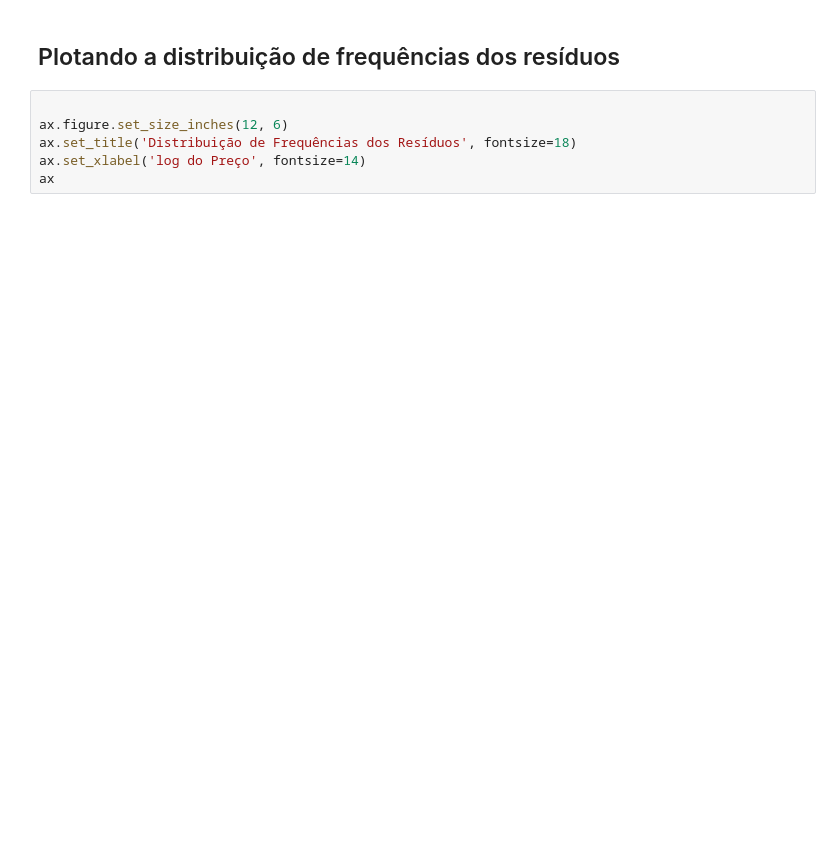
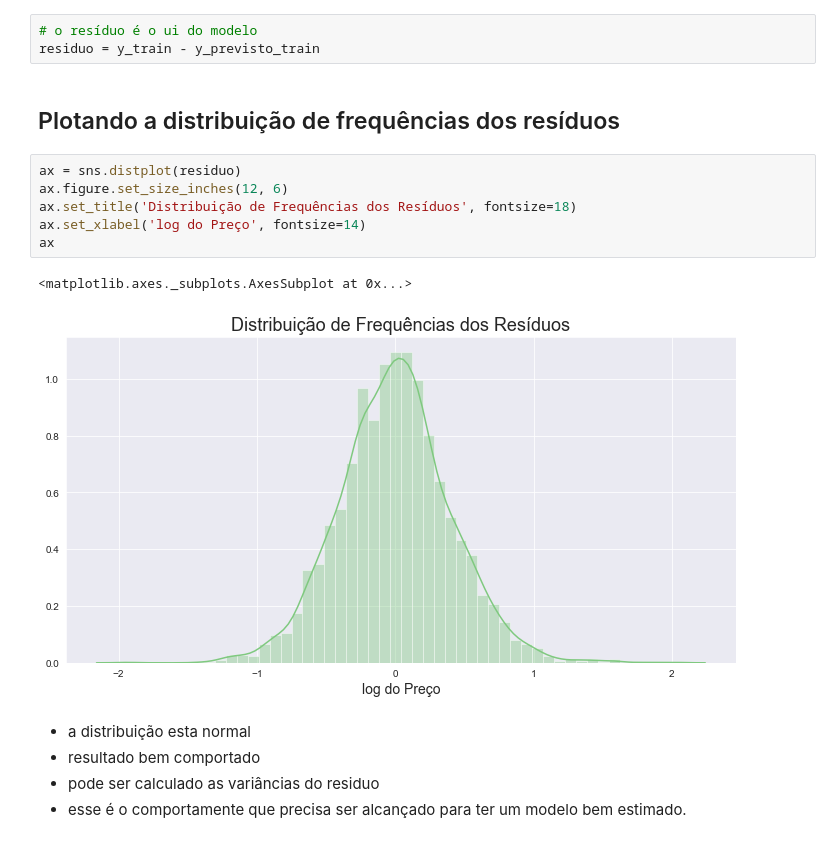
Before and after one commit to fkfouri/PythonStudy, a Jupyter notebook: data-science/regressao_linear_II/Regressão Linear.ipynb, the cells around one changed output. Saved outputs shown, nothing was run; the diff lists cells and outputs as text; blank space fills up the shorter version.

```diff
--- a/data-science/regressao_linear_II/Regressão Linear.ipynb
+++ b/data-science/regressao_linear_II/Regressão Linear.ipynb
@@ -455,10 +612,21 @@ ax
 # %% [markdown]
 ## Obtendo os resíduos
+# %%
+# o resíduo é o ui do modelo
+residuo = y_train - y_previsto_train
 # %% [markdown]
 ## Plotando a distribuição de frequências dos resíduos
 # %%
-
+ax = sns.distplot(residuo)
 ax.figure.set_size_inches(12, 6)
 ax.set_title('Distribuição de Frequências dos Resíduos', fontsize=18)
 ax.set_xlabel('log do Preço', fontsize=14)
 ax
+# %% [output]
+<matplotlib.axes._subplots.AxesSubplot at 0x...>
+[figure, added]
+# %% [markdown]
+- a distribuição esta normal
+- resultado bem comportado
+- pode ser calculado as variâncias do residuo
+- esse é o comportamente que precisa ser alcançado para ter um modelo bem estimado.
```
Also changed, not shown: parts of 34 cells of this notebook.
